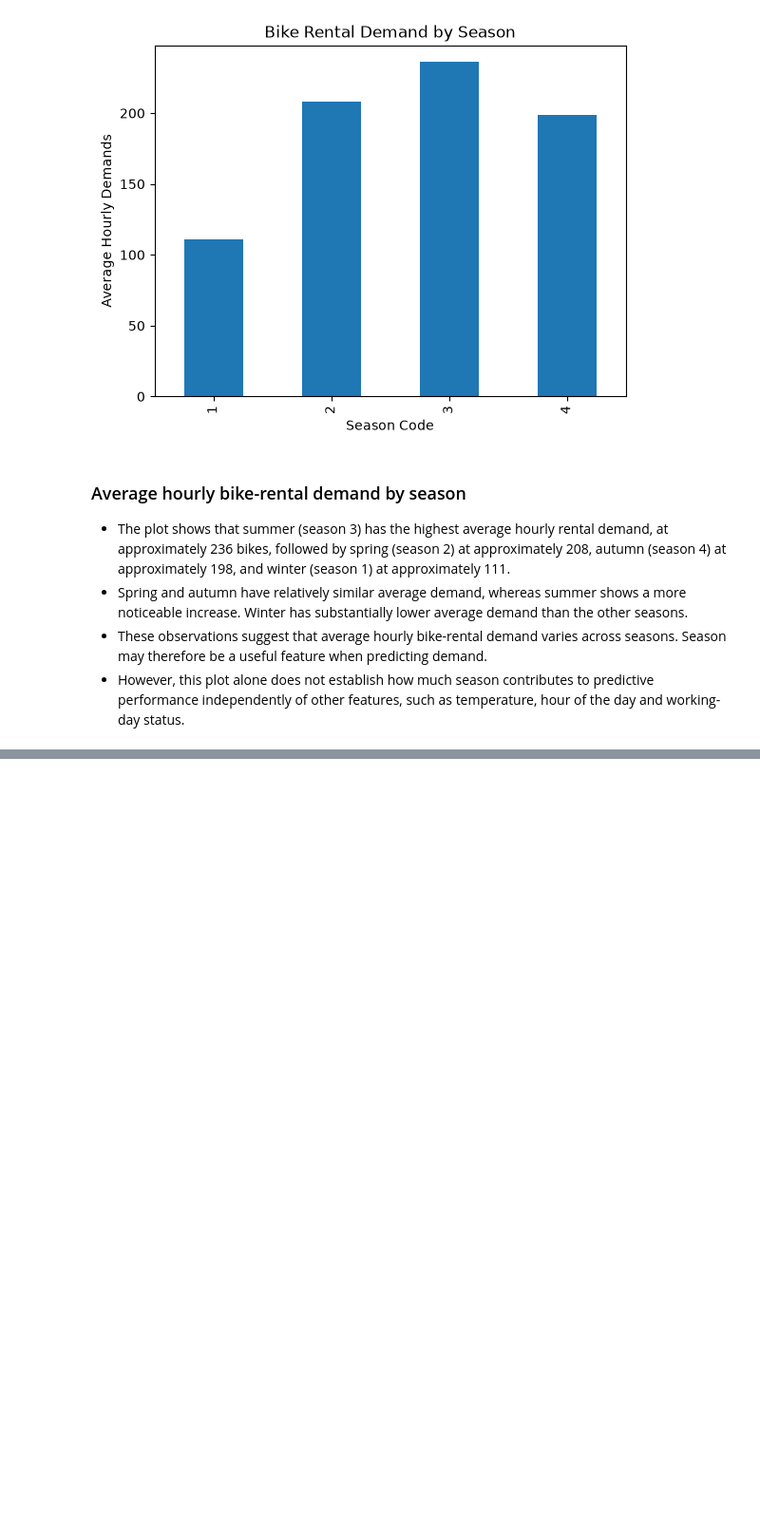
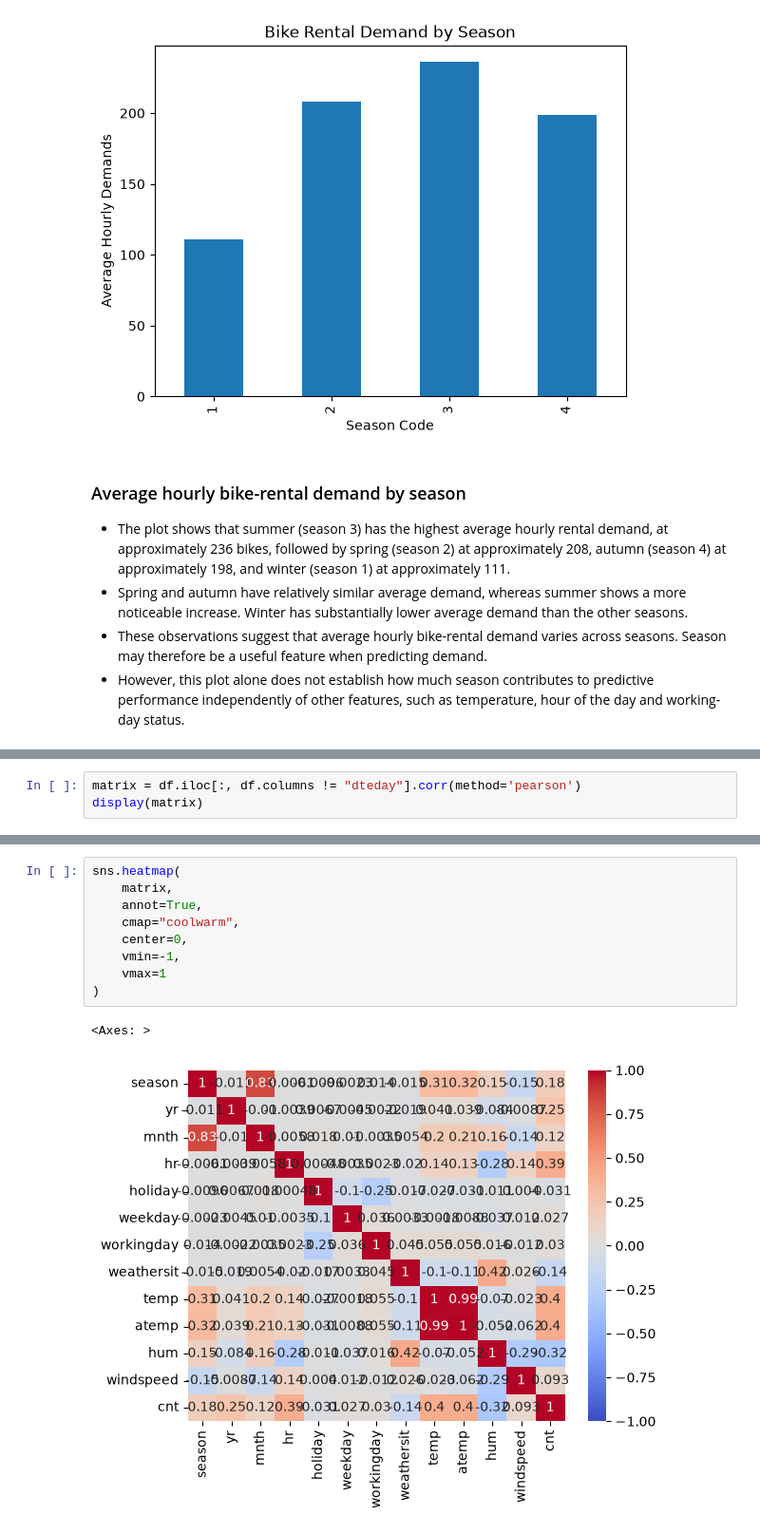
Before and after one commit to GregJackalis/bike-rental-demand-predictor, a Jupyter notebook: notebooks/prediction.ipynb, the cells around one changed output, grey strips where cells are left out. Shown at 95% size. Saved outputs shown, nothing was run; the diff lists cells and outputs as text; blank space fills up the shorter version.

```diff
--- a/notebooks/prediction.ipynb
+++ b/notebooks/prediction.ipynb
@@ -423,0 +437,3 @@ plt.show()
+# %%
+matrix = df.iloc[:, df.columns != "dteday"].corr(method='pearson')
+display(matrix)
@@ -423,0 +462,12 @@ plt.show()
+# %%
+sns.heatmap(
+    matrix,
+    annot=True,
+    cmap="coolwarm",
+    center=0,
+    vmin=-1,
+    vmax=1
+)
+# %% [output]
+<Axes: >
+[figure, added]
```
Also changed, not shown: parts of 33 cells of this notebook.
